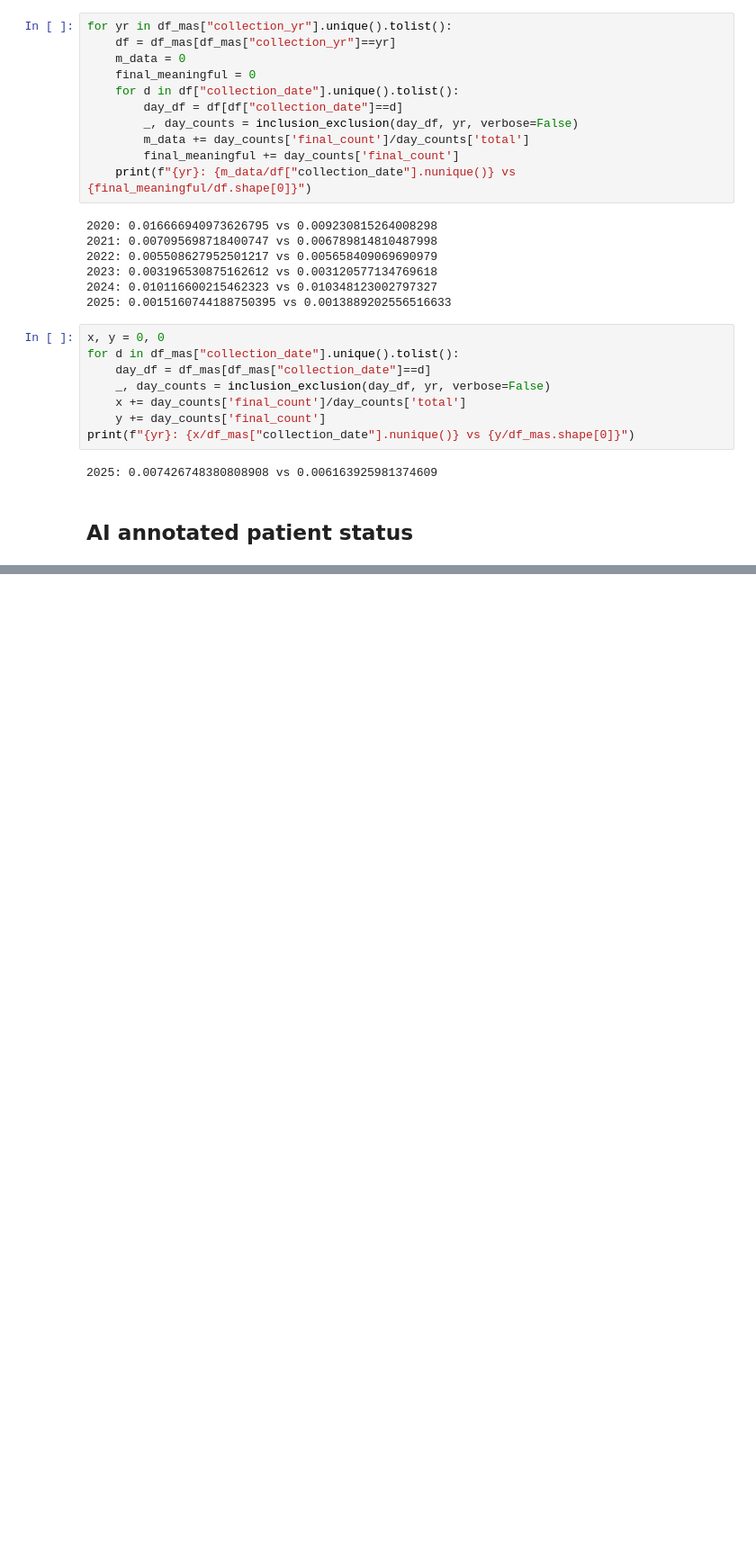
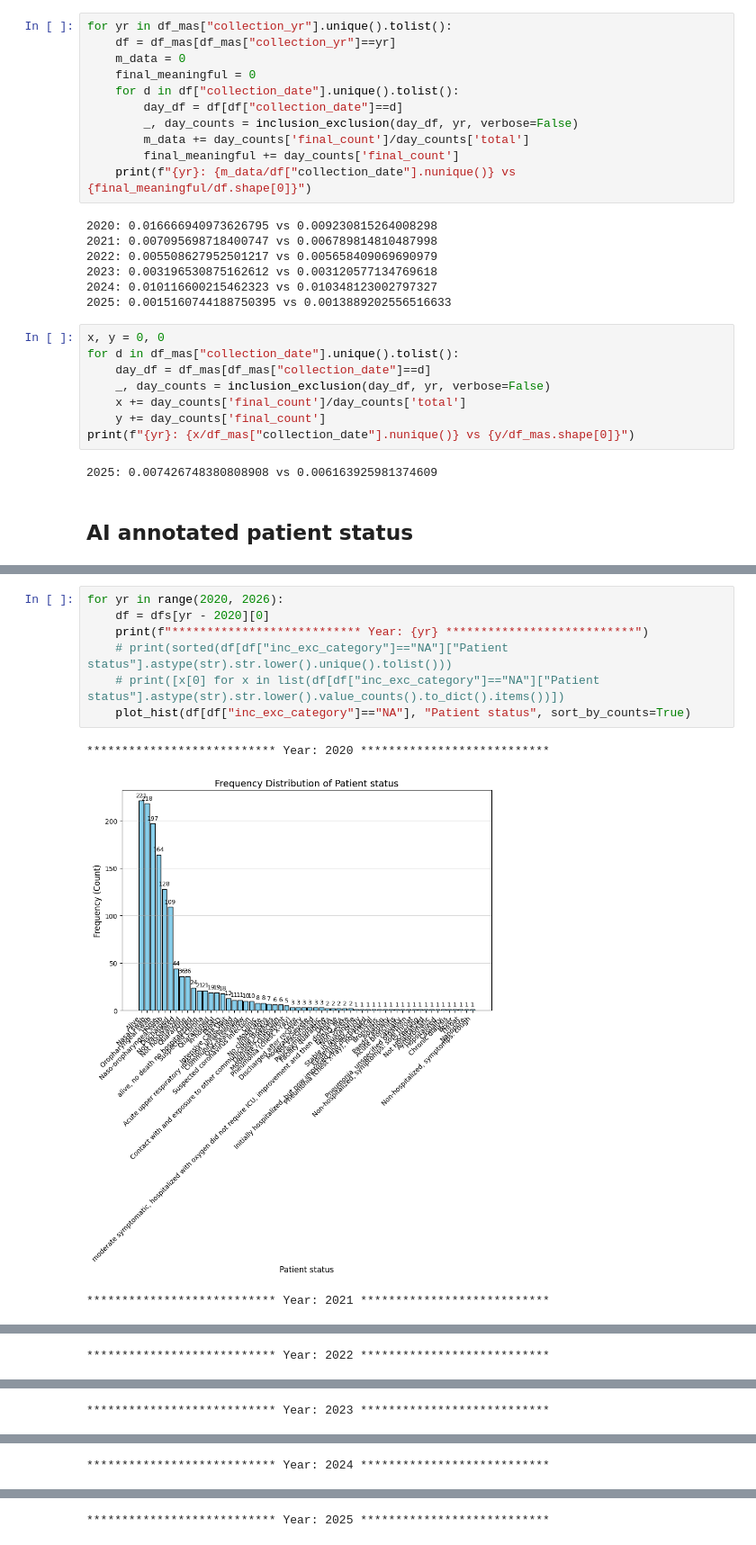
Before and after one commit to ASudu/EpiCoV_Summer25, a Jupyter notebook: src/compare_years.ipynb, the cells around one changed output, grey strips where cells are left out. Shown at 90% size. Cells and saved outputs as stored; diff of their text form; blank space fills up the shorter version.

```diff
--- a/src/compare_years.ipynb
+++ b/src/compare_years.ipynb
@@ -1782,0 +1908,11 @@ sorted(df_pat["patient_status"].astype(str).str.lower().unique().tolist())
+# %%
+for yr in range(2020, 2026):
+    df = dfs[yr - 2020][0]
+    print(f"*************************** Year: {yr} ***************************")
+    # print(sorted(df[df["inc_exc_category"]=="NA"]["Patient status"].astype(str).str.lower().unique().tolist()))
+    # print([x[0] for x in list(df[df["inc_exc_category"]=="NA"]["Patient status"].astype(str).str.lower().value_counts().to_dict().items())])
+    plot_hist(df[df["inc_exc_category"]=="NA"], "Patient status", sort_by_counts=True)
+# %% [output]
+*************************** Year: 2020 ***************************
+[figure, added]
+*************************** Year: 2021 ***************************
@@ -1782,0 +1920 @@ sorted(df_pat["patient_status"].astype(str).str.lower().unique().tolist())
+*************************** Year: 2022 ***************************
@@ -1782,0 +1922 @@ sorted(df_pat["patient_status"].astype(str).str.lower().unique().tolist())
+*************************** Year: 2023 ***************************
@@ -1782,0 +1924 @@ sorted(df_pat["patient_status"].astype(str).str.lower().unique().tolist())
+*************************** Year: 2024 ***************************
@@ -1782,0 +1926 @@ sorted(df_pat["patient_status"].astype(str).str.lower().unique().tolist())
+*************************** Year: 2025 ***************************
```
Also changed, not shown: parts of 18 cells of this notebook, 1 other file.
